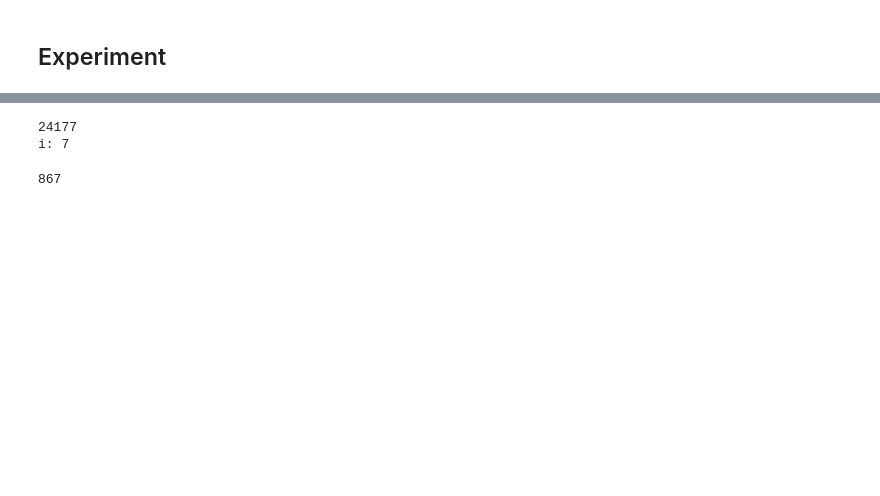
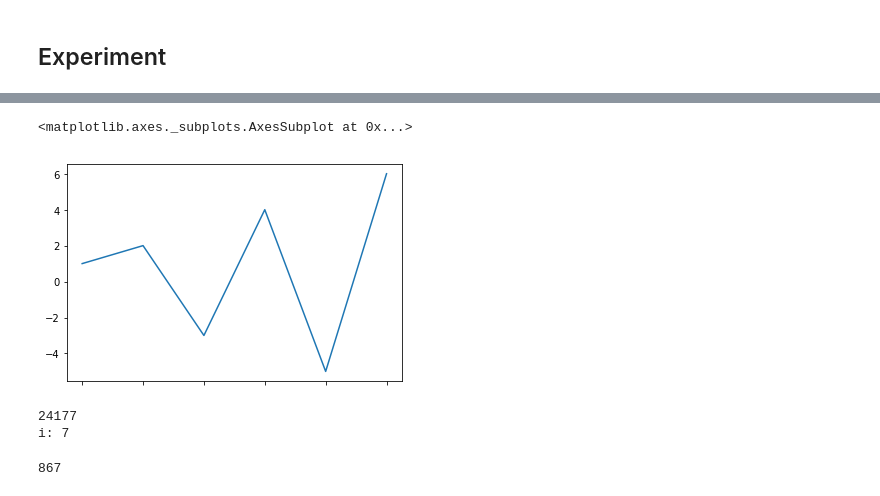
Before and after one commit to pbmiguel/py-har, a Jupyter notebook: TASKS/T1/pre-processing/2016-ANSAMO/2016-ANSAMO-preprocessing-final-version.ipynb, the cells around one changed output, grey strips where cells are left out. Drawn from its saved outputs; the diff is of its cells as text; code cells hidden in the pictures; blank space fills up the shorter version.

```diff
--- a/TASKS/T1/pre-processing/2016-ANSAMO/2016-ANSAMO-preprocessing-final-version.ipynb
+++ b/TASKS/T1/pre-processing/2016-ANSAMO/2016-ANSAMO-preprocessing-final-version.ipynb
@@ -613,3 +784,10 @@ i: 0
+# %%
+ts = pd.Series([1,2,-3,4,-5,6], index=['walk', 'walk', 'walk', 'walk', 'walk5', 'walk6'])
+%matplotlib inline
+ts.plot(x="lib")
+# %% [output]
+<matplotlib.axes._subplots.AxesSubplot at 0x...>
+[figure, added]
 # %%
 def confirm_incomplete_lines(array):
     i = 0
```
Also changed, not shown: parts of 22 cells of this notebook, 2 other files.
